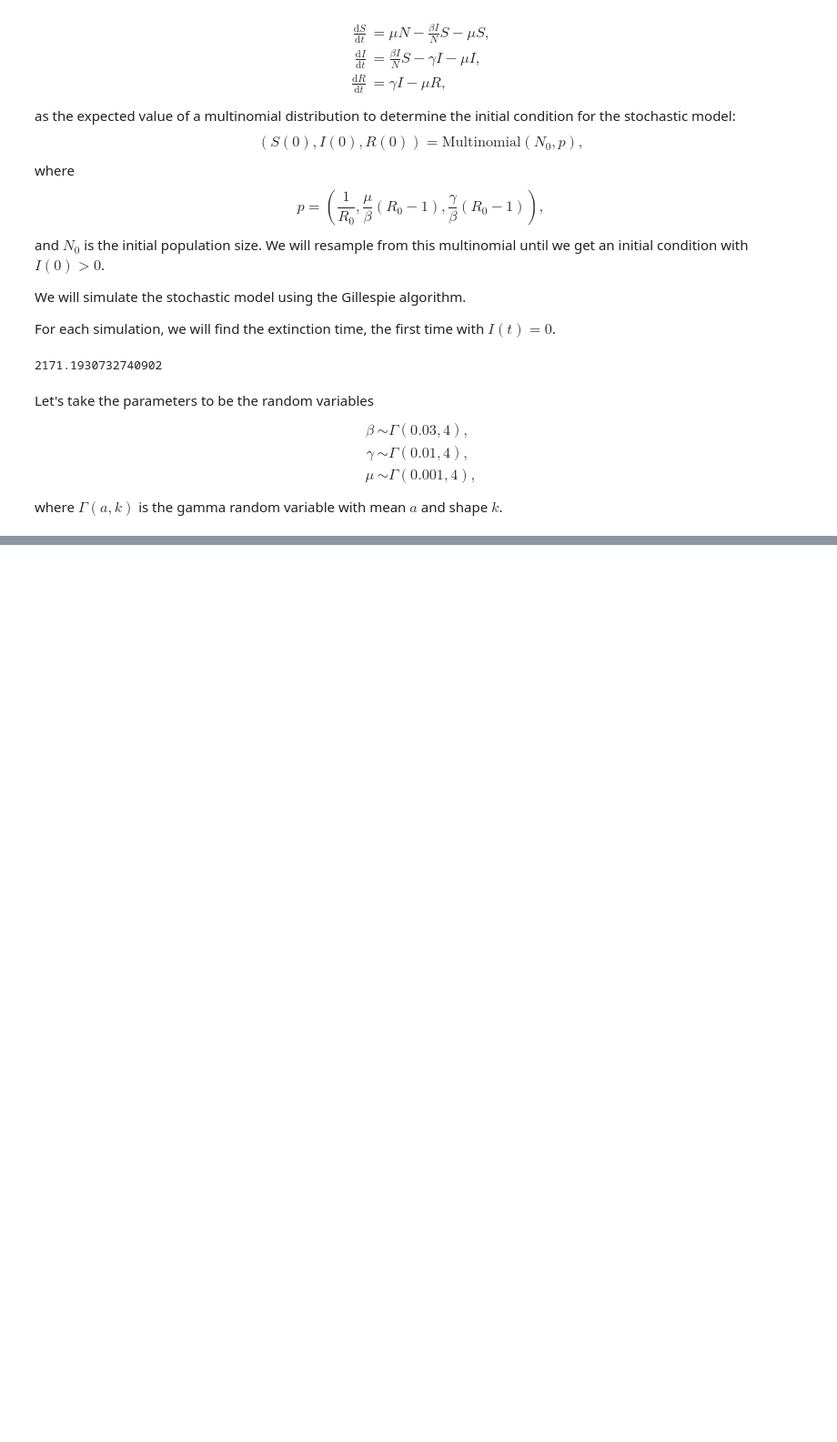
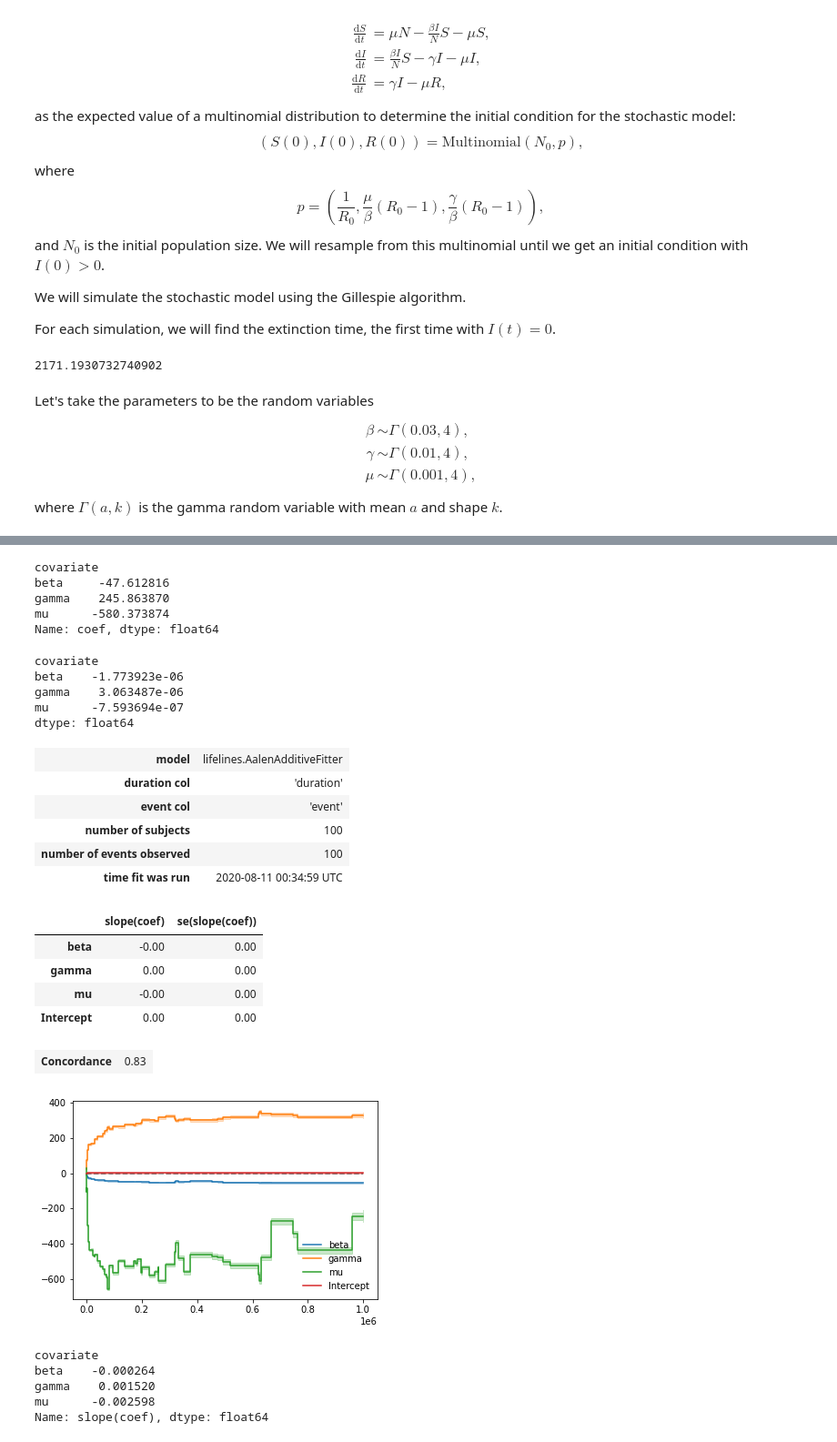
Before and after one commit to janmedlock/sensitivity_analysis, a Jupyter notebook: persistence.ipynb, the cells around one changed output, grey strips where cells are left out. Shown at 91% size. Cells and saved outputs as stored; diff of their text form; code cells hidden in the pictures; blank space fills up the shorter version.

Commit message:
Updated notebook with survival regression.

```diff
--- a/persistence.ipynb
+++ b/persistence.ipynb
@@ -223,0 +134,49 @@ table
+# %%
+# The regression coefficients.
+beta = cph.summary['coef']
+beta
+# %% [output]
+covariate
+beta     -47.612816
+gamma    245.863870
+mu      -580.373874
+Name: coef, dtype: float64
+# %%
+# The regression coefficients scaled by the standard deviations.
+beta_sigma = beta * samples.std(ddof=1) / numpy.std(persistence_times, ddof=1)
+beta_sigma
+# %% [output]
+covariate
+beta    -1.773923e-06
+gamma    3.063487e-06
+mu      -7.593694e-07
+dtype: float64
+# %%
+aaf = lifelines.AalenAdditiveFitter()
+aaf.fit(df, duration_col='duration', event_col='event')
+aaf.plot()
+aaf.print_summary()
+# %% [output]
+| model | lifelines.AalenAdditiveFitter |
+| duration col | 'duration' |
+| event col | 'event' |
+| number of subjects | 100 |
+| number of events observed | 100 |
+| time fit was run | 2020-08-11 00:34:59 UTC |
+|  | slope(coef) | se(slope(coef)) |
+| beta | -0.00 | 0.00 |
+| gamma | 0.00 | 0.00 |
+| mu | -0.00 | 0.00 |
+| Intercept | 0.00 | 0.00 |
+| Concordance | 0.83 |
+[figure, added]
+# %%
+# The regression coefficients.
+beta = aaf.summary['slope(coef)'].drop('Intercept')
+beta
+# %% [output]
+covariate
+beta    -0.000264
+gamma    0.001520
+mu      -0.002598
+Name: slope(coef), dtype: float64
```
Also changed, not shown: parts of 15 cells of this notebook.
